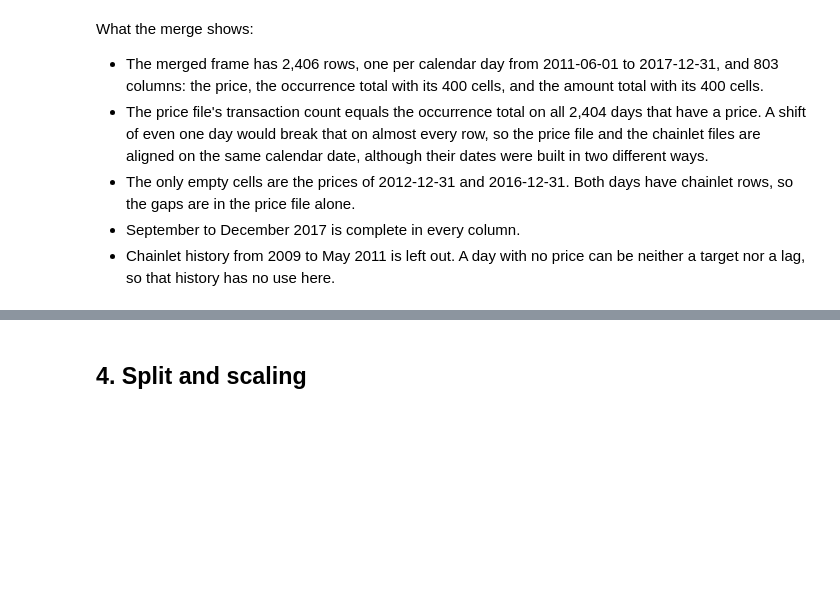
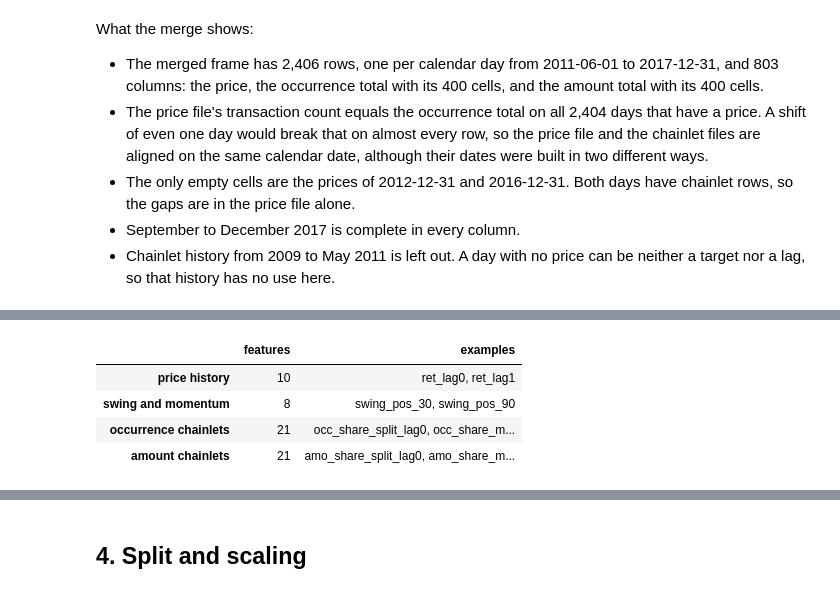
Before and after one commit to alexhubenthal/alexhubenthal-btc-chainlet-hw2, a Jupyter notebook: btc_chainlet_xai.ipynb, the cells around one changed output, grey strips where cells are left out. Saved outputs shown, nothing was run; the diff lists cells and outputs as text; code cells hidden in the pictures; blank space fills up the shorter version.

```diff
--- a/btc_chainlet_xai.ipynb
+++ b/btc_chainlet_xai.ipynb
@@ -340,0 +495,45 @@ What the merge shows:
+# %%
+def build_table(frame):
+    """Features, targets and bookkeeping columns for every calendar day of a merged frame."""
+    price_features, targets = price_side(frame["price"])
+    table = pd.concat([price_features, chainlet_features(frame), targets], axis=1)
+    # The day each target belongs to. It is for splitting and checking only, never a model input.
+    target_date = pd.Series(table.index + pd.Timedelta(days=HORIZON_DAYS), index=table.index)
+    table["target_date"] = target_date.where(table["target_ret"].notna())
+    return table
+
+
+assert (data[["occ_total", "amo_total"]] > 0).all().all(), "a daily total is zero, so shares are undefined"
+table = build_table(data)
+
+BOOKKEEPING = ["price", "target_ret", "target_price", "target_date"]
+FEATURES = [name for name in table.columns if name not in BOOKKEEPING]
+FAMILIES = {
+    "price history": [c for c in FEATURES if c.startswith(("ret_", "vol_", "mom_"))],
+    "swing and momentum": [
+        c for c in FEATURES if c.startswith(("swing_", "dist_", "rsi_", "oversold", "periods_"))
+    ],
+    "occurrence chainlets": [c for c in FEATURES if c.startswith("occ_")],
+    "amount chainlets": [c for c in FEATURES if c.startswith("amo_")],
+}
+
+# Every feature sits in exactly one family, and none is a date, a year, a day or anything of the target.
+# The check is on name fragments, so a name such as "days_since" would be caught as well.
+assert sum(len(cols) for cols in FAMILIES.values()) == len(FEATURES) == len(set(FEATURES))
+assert not [c for c in FEATURES if any(token in c for token in ("year", "day", "date", "target"))]
+assert not set(FEATURES) & set(BOOKKEEPING)
+# Both chainlet files feed the model.
+assert FAMILIES["occurrence chainlets"] and FAMILIES["amount chainlets"]
+
+pd.DataFrame(
+    {
+        "features": {name: len(cols) for name, cols in FAMILIES.items()},
+        "examples": {name: ", ".join(cols[:2]) for name, cols in FAMILIES.items()},
+    }
+)
+# %% [output]
+|  | features | examples |
+| price history | 10 | ret_lag0, ret_lag1 |
+| swing and momentum | 8 | swing_pos_30, swing_pos_90 |
+| occurrence chainlets | 21 | occ_share_split_lag0, occ_share_m... |
+| amount chainlets | 21 | amo_share_split_lag0, amo_share_m... |
```
Also changed, not shown: parts of 9 cells of this notebook.
